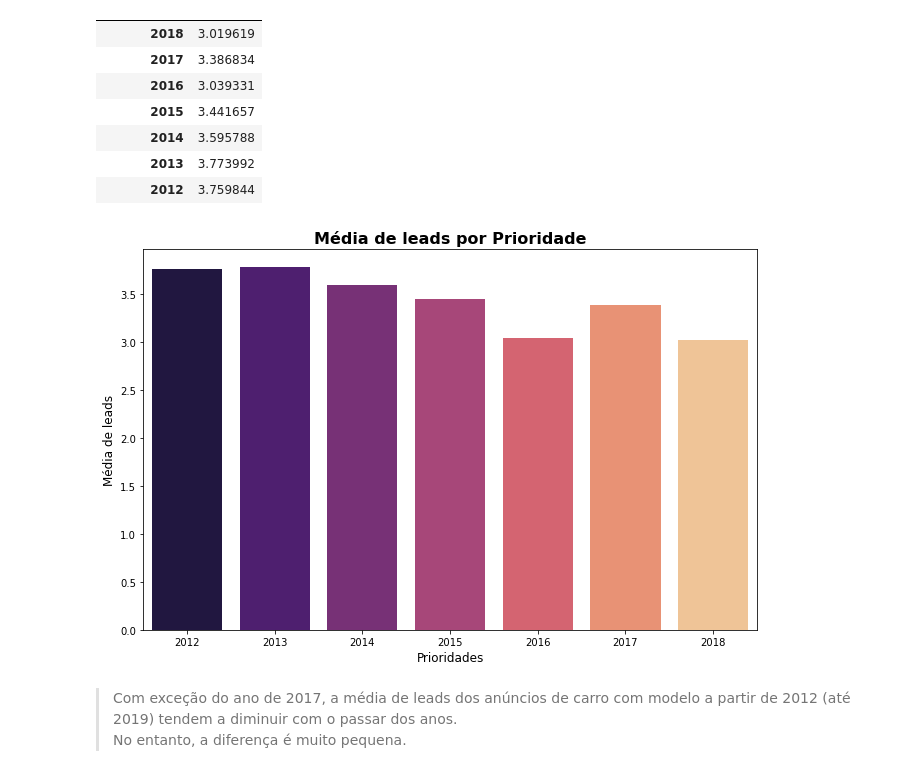
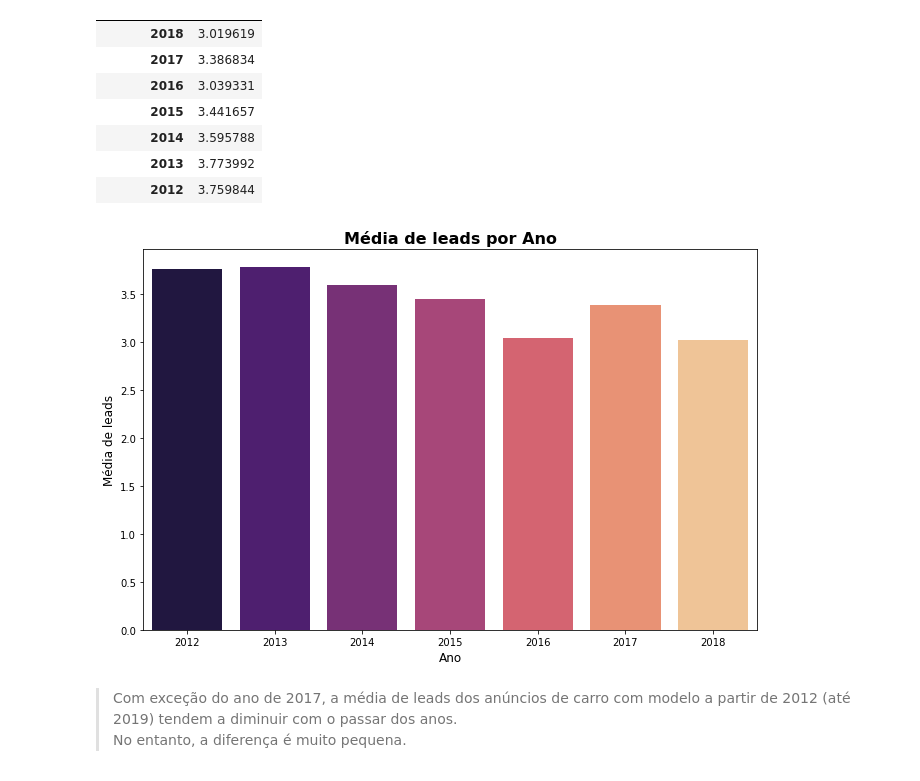
Before and after one commit to rafajovelho/Case1, a Jupyter notebook: Case-GCBInvestimentosipynb.ipynb, the cells around one changed output. Cells and saved outputs as stored; diff of their text form; code cells hidden in the pictures.

```diff
--- a/Case-GCBInvestimentosipynb.ipynb
+++ b/Case-GCBInvestimentosipynb.ipynb
@@ -631,14 +631,14 @@ df_ano
 # %%
 # Plot da média de leads em anúncios divido por prioridade
 plt.figure(figsize = (11,7))
 
 sns.barplot(data = df_ano, x = df_ano.index, y = df_ano['leads'], palette = 'magma')
-plt.title('Média de leads por Prioridade', fontdict = {'fontsize': 16}, weight = 'bold')
-plt.xlabel('Prioridades', fontdict = {'fontsize': 12})
+plt.title('Média de leads por Ano', fontdict = {'fontsize': 16}, weight = 'bold')
+plt.xlabel('Ano', fontdict = {'fontsize': 12})
 plt.ylabel('Média de leads', fontdict = {'fontsize': 12})
 plt.show()
 # %% [output]
-[figure, old version]
+[figure, new version]
 # %% [markdown]
 > Com exceção do ano de 2017, a média de leads dos anúncios de carro com modelo a partir de 2012 (até 2019) tendem a diminuir com o passar dos anos.
 > No entanto, a diferença é muito pequena.
```
Also changed, not shown: parts of 7 cells of this notebook, 1 other file.
